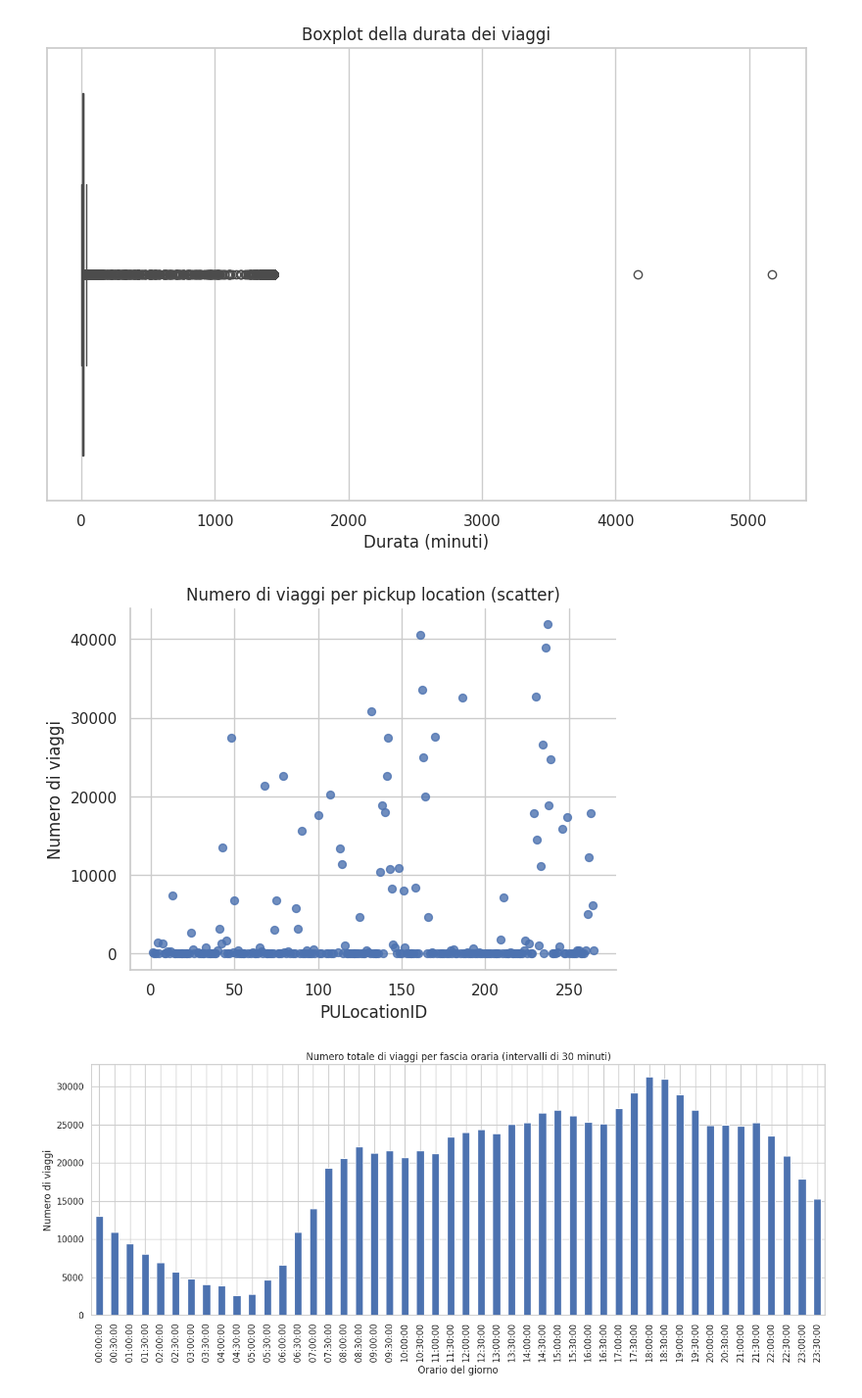
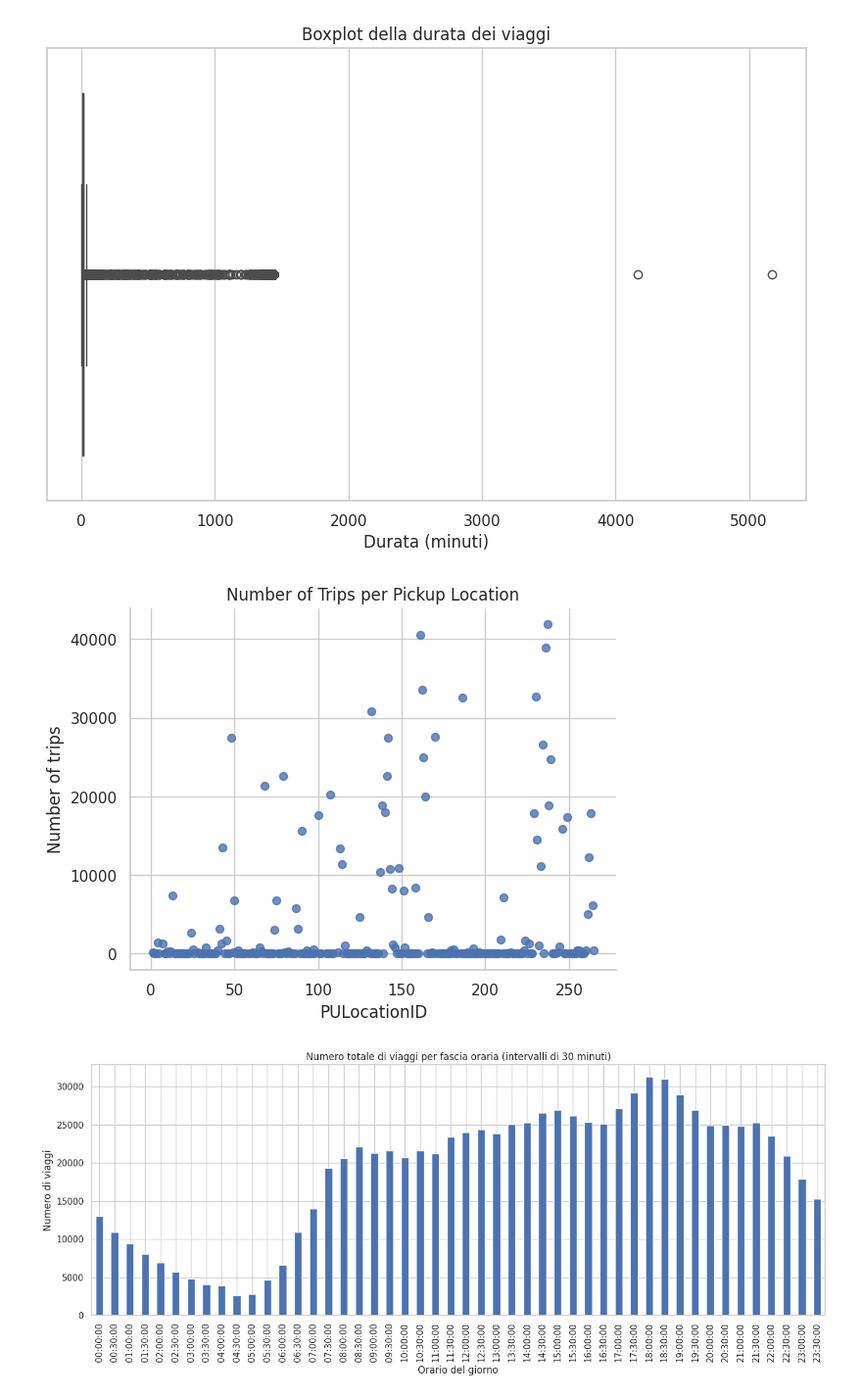
Before and after one commit to robbianiandrea/focs, a Jupyter notebook: Progetto_Andrea_Robbiani.ipynb, the cells around one changed output. Shown at 98% size. Drawn from its saved outputs; the diff is of its cells as text; code cells hidden in the pictures.

```diff
--- a/Progetto_Andrea_Robbiani.ipynb
+++ b/Progetto_Andrea_Robbiani.ipynb
@@ -41,4 +54,3 @@ df["duration"] = (df["tpep_dropoff_datetime"] - df["tpep_pickup_datetime"]).dt.t
 # %%
 # Check if there are rows where tpep_pickup_datetime > tpep_dropoff_datetime, and if so, I remove them
 df[df["tpep_pickup_datetime"] > df["tpep_dropoff_datetime"]]
-df = df[df["tpep_pickup_datetime"] <= df["tpep_dropoff_datetime"]]
@@ -75,15 +90,15 @@ plt.show()
 # %%
 #6 For each pickup location, determine how many trips have started there
 pickup_counts = df["PULocationID"].value_counts().reset_index(name="trip_count").rename(columns={"index": "PULocationID"})
 pickup_counts.plot(kind='scatter', x='PULocationID', y='trip_count', s=32, alpha=0.8)
-plt.title("Numero di viaggi per pickup location (scatter)")
+plt.title("Number of Trips per Pickup Location")
 plt.xlabel("PULocationID")
-plt.ylabel("Numero di viaggi")
+plt.ylabel("Number of trips")
 plt.grid(True)
 plt.gca().spines[['top', 'right']].set_visible(False)
 plt.show()
 # %% [output]
-[figure, old version]
+[figure, new version]
 # %%
 # Step 7 - Cluster the pickup time of the day into 30-minute intervals
 df["pickup_time_only"] = df["tpep_pickup_datetime"].dt.time
```
Also changed, not shown: parts of 9 cells of this notebook.
